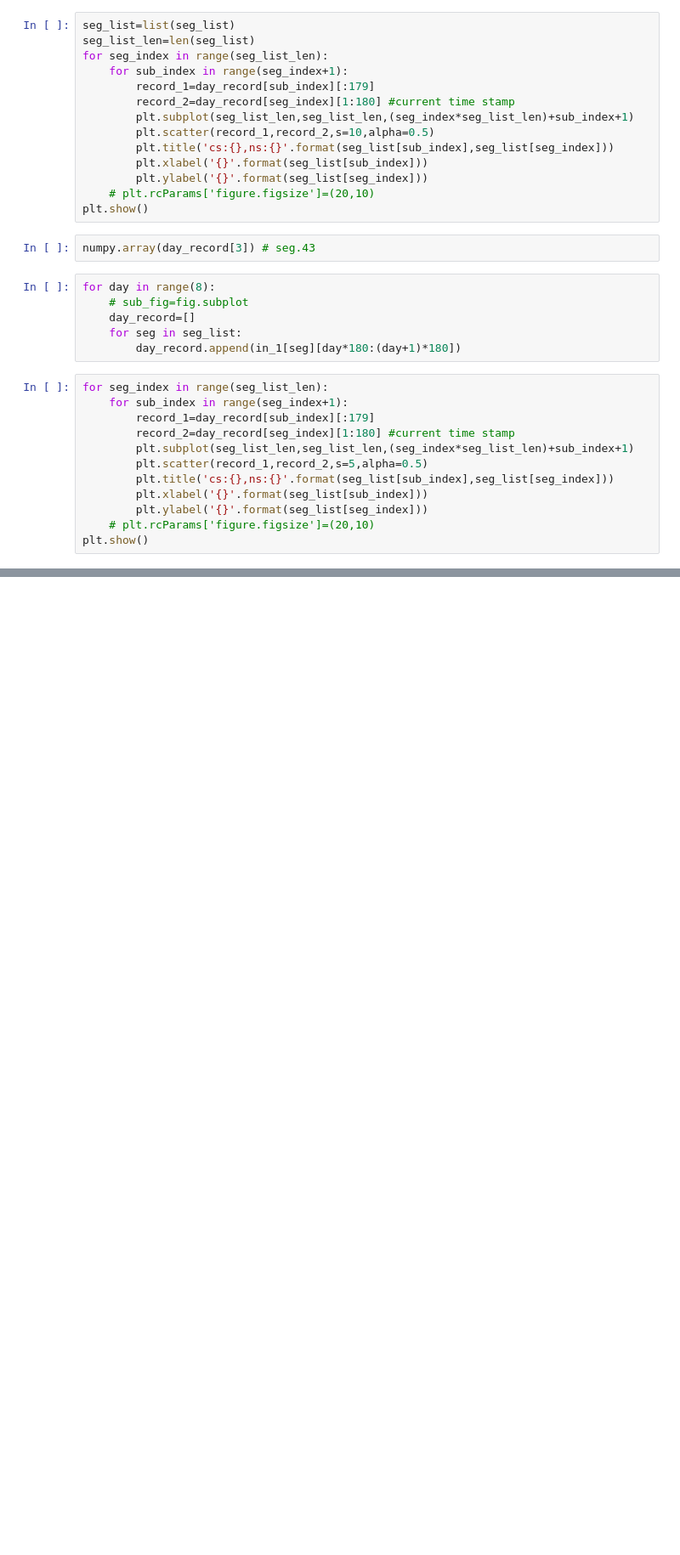
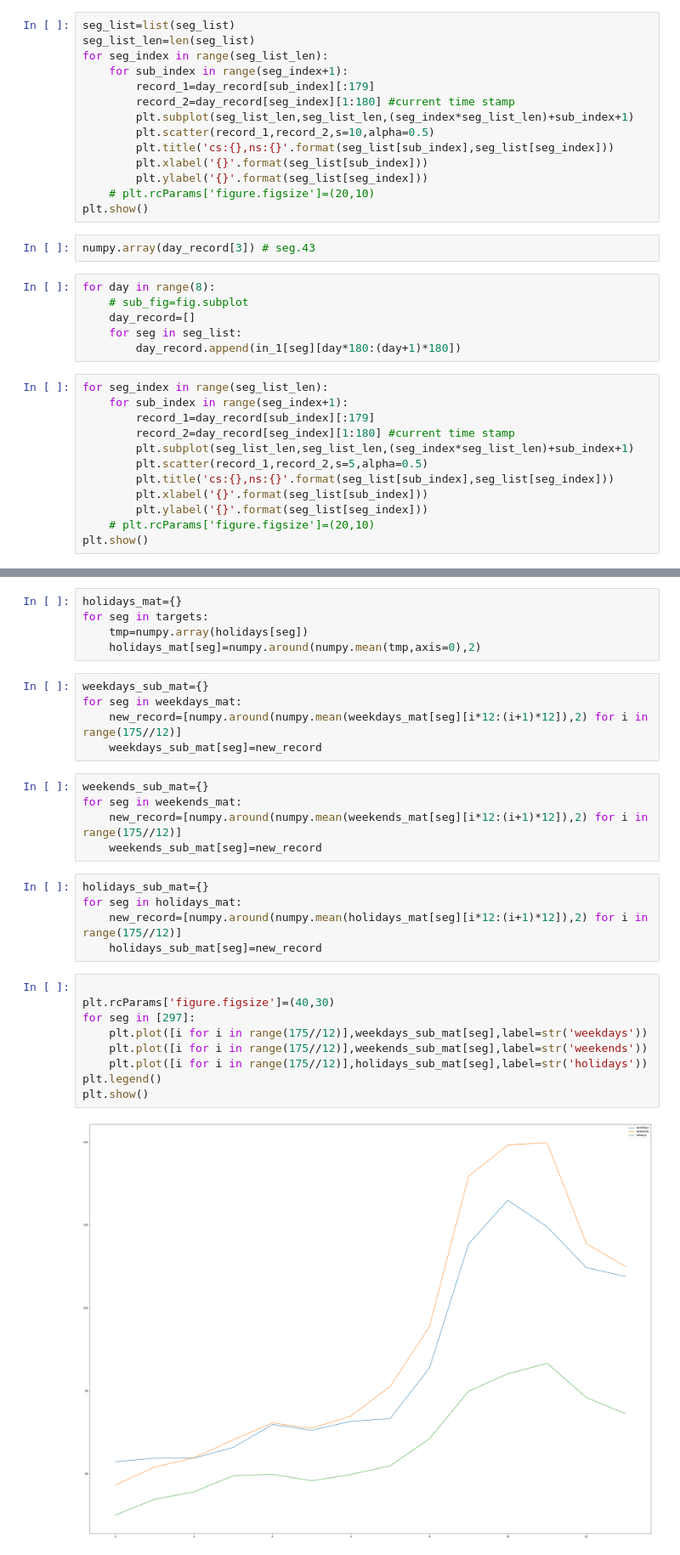
Before and after one commit to t07902301/Travel-Time-Prediction, a Jupyter notebook: visualize.ipynb, the cells around one changed output, grey strips where cells are left out. Shown at 85% size. Drawn from its saved outputs; the diff is of its cells as text; blank space fills up the shorter version.

```diff
--- a/visualize.ipynb
+++ b/visualize.ipynb
@@ -63,0 +187,31 @@ plt.show()
+# %%
+holidays_mat={}
+for seg in targets:
+    tmp=numpy.array(holidays[seg])
+    holidays_mat[seg]=numpy.around(numpy.mean(tmp,axis=0),2)
+# %%
+weekdays_sub_mat={}
+for seg in weekdays_mat:
+    new_record=[numpy.around(numpy.mean(weekdays_mat[seg][i*12:(i+1)*12]),2) for i in range(175//12)]
+    weekdays_sub_mat[seg]=new_record
+# %%
+weekends_sub_mat={}
+for seg in weekends_mat:
+    new_record=[numpy.around(numpy.mean(weekends_mat[seg][i*12:(i+1)*12]),2) for i in range(175//12)]
+    weekends_sub_mat[seg]=new_record
+# %%
+holidays_sub_mat={}
+for seg in holidays_mat:
+    new_record=[numpy.around(numpy.mean(holidays_mat[seg][i*12:(i+1)*12]),2) for i in range(175//12)]
+    holidays_sub_mat[seg]=new_record
+# %%
+
+plt.rcParams['figure.figsize']=(40,30)
+for seg in [297]:
+    plt.plot([i for i in range(175//12)],weekdays_sub_mat[seg],label=str('weekdays'))
+    plt.plot([i for i in range(175//12)],weekends_sub_mat[seg],label=str('weekends'))
+    plt.plot([i for i in range(175//12)],holidays_sub_mat[seg],label=str('holidays'))
+plt.legend()
+plt.show()
+# %% [output]
+[figure, added]
```
Also changed, not shown: parts of 23 cells of this notebook, 3 other files.
